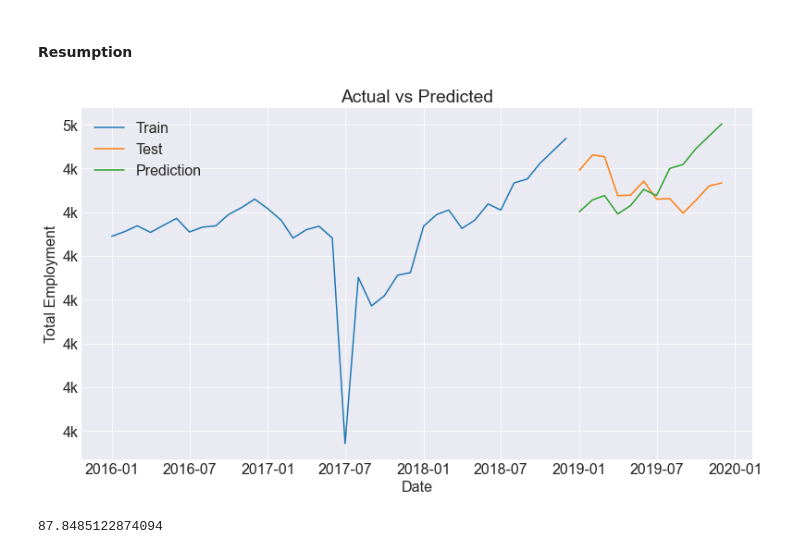
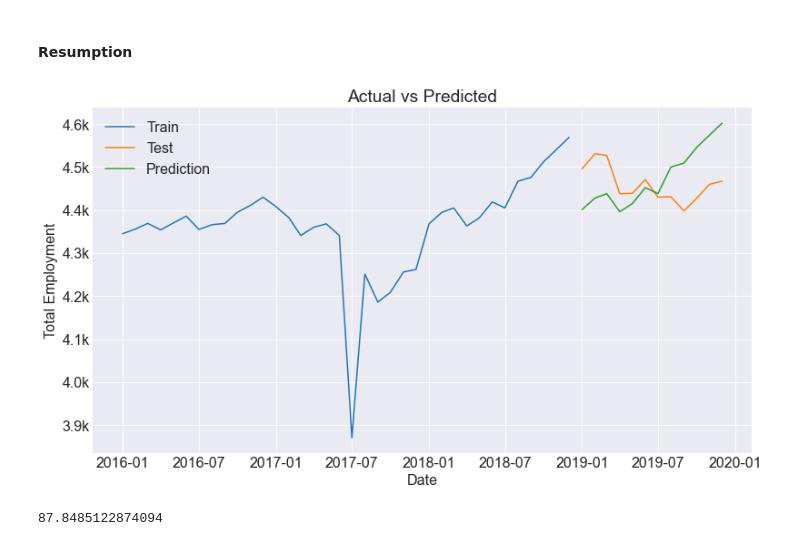
Before and after one commit to capstone-job-market-analysis/job-market-analysis, a Jupyter notebook: forecasting_final.ipynb, the cells around one changed output. Saved outputs shown, nothing was run; the diff lists cells and outputs as text; code cells hidden in the pictures.

```diff
--- a/forecasting_final.ipynb
+++ b/forecasting_final.ipynb
@@ -1444,15 +1444,15 @@ forecast.index = test.index
 # %%
 plt.plot(train, label='Train')
 plt.plot(test, label='Test')
 plt.xlabel('Date')
 plt.ylabel('Total Employment')
 plt.plot(forecast, label = 'Prediction')
 plt.title('Actual vs Predicted')
 plt.legend()
-plt.gca().yaxis.set_major_formatter(lambda x, pos: '{:.0f}k'.format(x / 1_000))
+plt.gca().yaxis.set_major_formatter(lambda x, pos: '{:.1f}k'.format(x / 1_000))
 plt.show()
 # %% [output]
-[figure, old version]
+[figure, new version]
 # %%
 # get RMSE
 mean_squared_error(test, forecast, squared=False)
```
Also changed, not shown: parts of 2 cells of this notebook.
